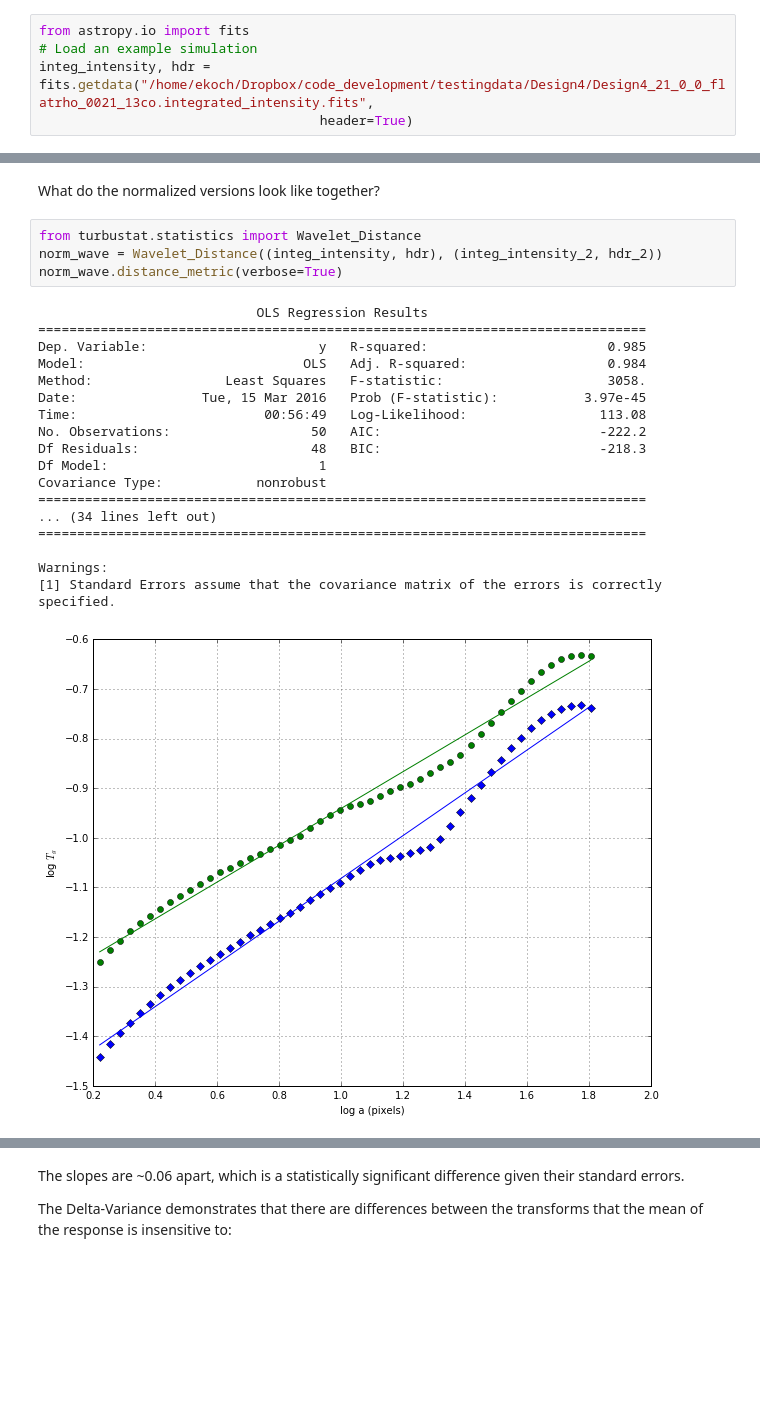
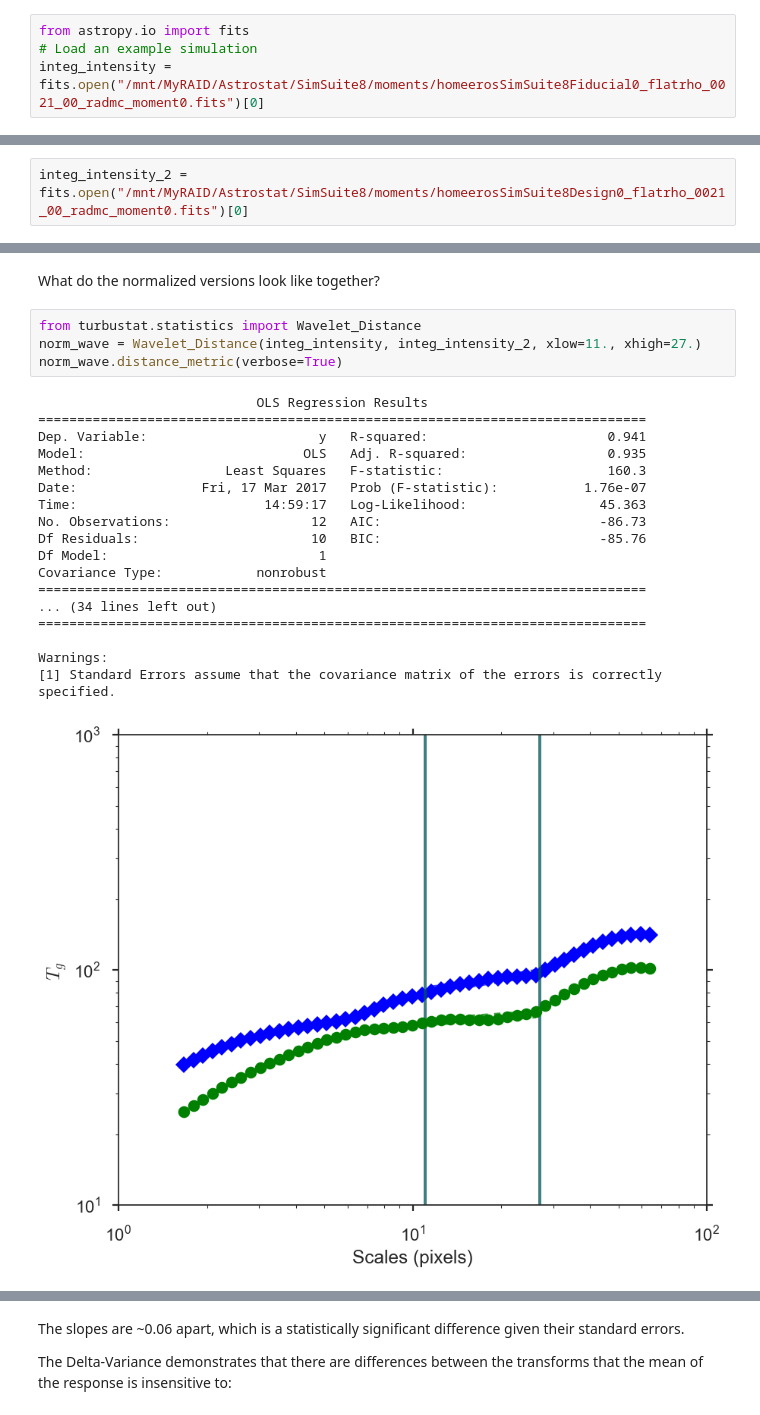
Before and after one commit to Astroua/AstroStat_Results, a Jupyter notebook: wavelet_normalization.ipynb, the cells around one changed output, grey strips where cells are left out. Drawn from its saved outputs; the diff is of its cells as text; blank space fills up the shorter version.

```diff
--- a/wavelet_normalization.ipynb
+++ b/wavelet_normalization.ipynb
@@ -16,6 +16,5 @@ from turbustat.statistics import Wavelet
 # %%
 from astropy.io import fits
 # Load an example simulation
-integ_intensity, hdr = fits.getdata("/home/ekoch/Dropbox/code_development/testingdata/Design4/Design4_21_0_0_flatrho_0021_13co.integrated_intensity.fits",
-                                    header=True)
+integ_intensity = fits.open("/mnt/MyRAID/Astrostat/SimSuite8/moments/homeerosSimSuite8Fiducial0_flatrho_0021_00_radmc_moment0.fits")[0]
 # %%
@@ -62 +58,3 @@ integ_intensity_2, hdr_2 = fits.getdata("/home/ekoch/Dropbox/code_development/te
+# %%
+integ_intensity_2 = fits.open("/mnt/MyRAID/Astrostat/SimSuite8/moments/homeerosSimSuite8Design0_flatrho_0021_00_radmc_moment0.fits")[0]
 # %%
@@ -74,27 +73,27 @@ Slope: 0.37+/-0.01
 What do the normalized versions look like together?
 # %%
 from turbustat.statistics import Wavelet_Distance
-norm_wave = Wavelet_Distance((integ_intensity, hdr), (integ_intensity_2, hdr_2))
+norm_wave = Wavelet_Distance(integ_intensity, integ_intensity_2, xlow=11., xhigh=27.)
 norm_wave.distance_metric(verbose=True)
 # %% [output]
                             OLS Regression Results
 ==============================================================================
-Dep. Variable:                      y   R-squared:                       0.985
-Model:                            OLS   Adj. R-squared:                  0.984
-Method:                 Least Squares   F-statistic:                     3058.
-Date:                Tue, 15 Mar 2016   Prob (F-statistic):           3.97e-45
-Time:                        00:56:49   Log-Likelihood:                 113.08
-No. Observations:                  50   AIC:                            -222.2
-Df Residuals:                      48   BIC:                            -218.3
+Dep. Variable:                      y   R-squared:                       0.941
+Model:                            OLS   Adj. R-squared:                  0.935
+Method:                 Least Squares   F-statistic:                     160.3
+Date:                Fri, 17 Mar 2017   Prob (F-statistic):           1.76e-07
+Time:                        14:59:17   Log-Likelihood:                 45.363
+No. Observations:                  12   AIC:                            -86.73
+Df Residuals:                      10   BIC:                            -85.76
 Df Model:                           1
 Covariance Type:            nonrobust
 ==============================================================================
 ... (34 lines left out)
 ==============================================================================
 
 Warnings:
 [1] Standard Errors assume that the covariance matrix of the errors is correctly specified.
-[figure, old version]
+[figure, new version]
 <turbustat.statistics.wavelets.wavelet_transform.Wavelet_Distance at 0x...>
 # %% [markdown]
 The slopes are ~0.06 apart, which is a statistically significant difference given their standard errors.
```
Also changed, not shown: parts of 6 cells of this notebook, 2 other files.
